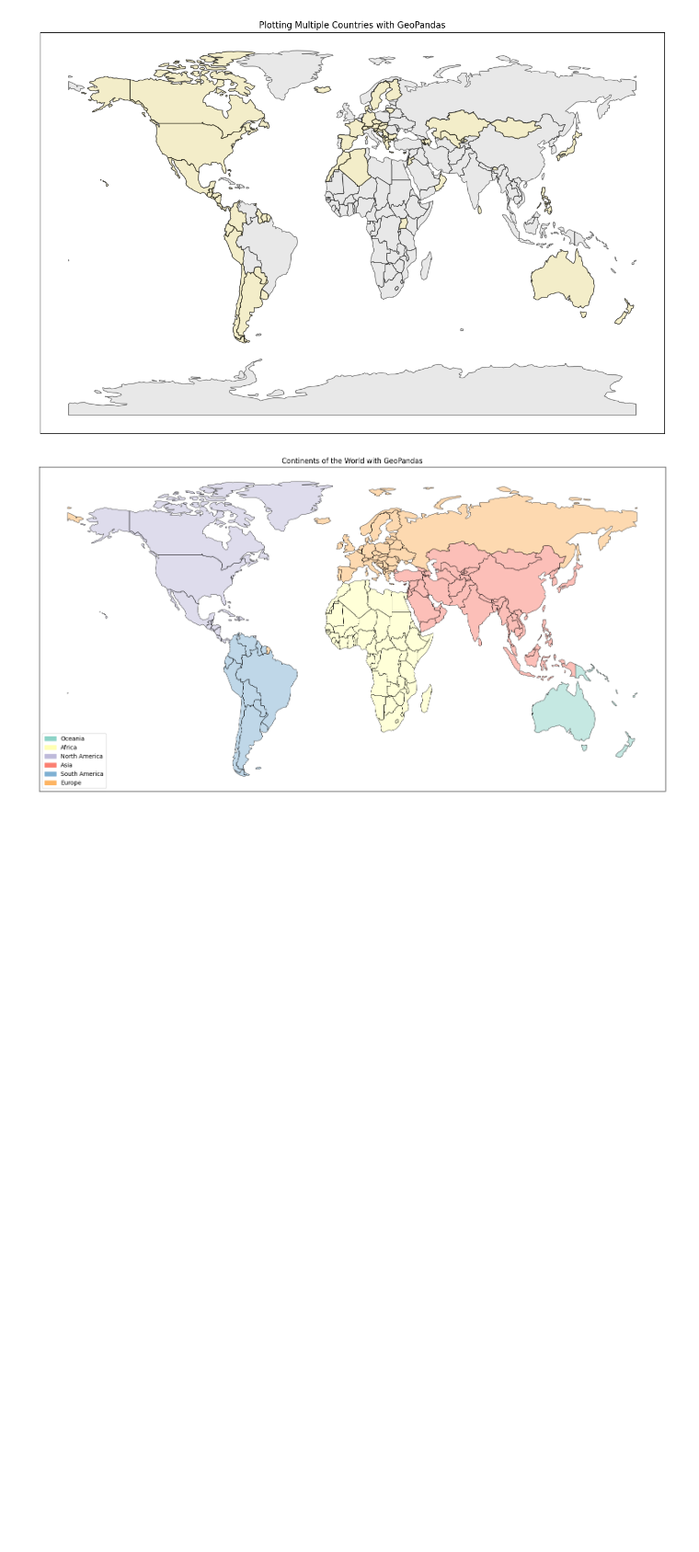
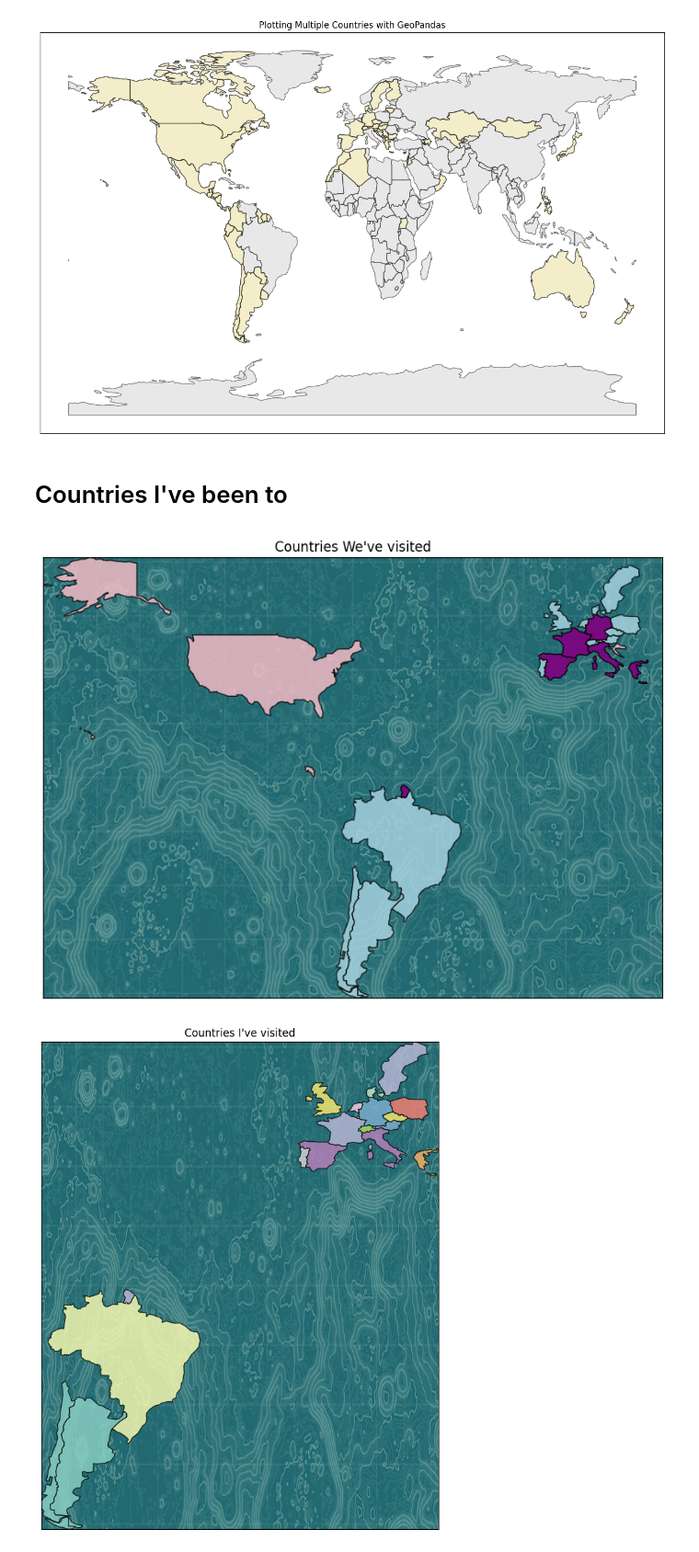
Before and after one commit to Austral-IV/map, a Jupyter notebook: main_map.ipynb, the cells around one changed output. Shown at 92% size. Cells and saved outputs as stored; diff of their text form; code cells hidden in the pictures; blank space fills up the shorter version.

Commit message:
requirements and individual country plotting

```diff
--- a/main_map.ipynb
+++ b/main_map.ipynb
@@ -156,52 +164,30 @@ Error plotting Malta: aspect must be finite and positive
 Error plotting Netherlands (Kingdom of the): aspect must be finite and positive
 Error plotting Saint Vincent and the Grenadines: aspect must be finite and positive
 [figure]
-# %%
-# initialize a final empty figure
-fig = plt.figure(figsize=(20, 10))
-ax = fig.add_subplot()
-
-# drop "Antarctica" and "Seven seas" from the dataframe (which will make our
-# world map visualization a bit prettier)
-drop_idxs = world["CONTINENT"].isin([
-    "Antarctica",
-    "Seven seas (open ocean)"
-])
-world = world.drop(world[drop_idxs].index)
-
-# start by plotting a map of the world
-world.boundary.plot(
-    ax=ax,
-    color="black",
-    linewidth=0.5
-)
-
-# grab the unique set of continents, generate a unique color for each one,
-# and initialize the list of patches
-continents = world["CONTINENT"].unique()
-colors = sns.color_palette("Set3", len(continents))
-patches = []
-
-# loop over the continent names and corresponding colors
-for (continent_name, color) in list(zip(continents, colors)):
-    # grab all countries that belong to the continent, then plot each of the
-    # continents, giving each a unique color
-    continent = world[world["CONTINENT"] == continent_name]
-    continent.plot(ax=ax, color=color, alpha=0.5)
-
-    # generate a patch for the current continent
-    patch = mpatches.Patch(label=continent_name, color=color)
-    patches.append(patch)
-
-# add the patches to the map
-ax.legend(handles=patches, loc="lower left")
-
-# turn off axis ticks
-ax.set_xticks([])
-ax.set_yticks([])
-
-# set the plot title
-plt.title("Continents of the World with GeoPandas")
-plt.show()
-# %% [output]
-[figure, removed]
+# %% [markdown]
+# Countries I've been to
+# %%
+from country_plotting import plot_countries, plot_countries_combined
+
+# define the names of the countries we want to plot
+countries_J = [
+"Chile", "Brazil",
+"Argentina", "United Kingdom",
+"Sweden", "Poland",
+"Denmark", "Netherlands",
+"Germany", "France", "Luxembourg",
+"Switzerland", "Austria", "Greece",
+"Czechia", "Italy",
+"Spain", "Portugal",
+    # "Kenya",
+    # "Australia"
+]
+countries_tg = [
+"Germany", "France", "Greece", "Croatia", "Costa Rica", "Italy", "Spain", "United States of America"
+]
+
+plot_countries_combined(countries_tg, countries_J, background=True, world=world)
+plot_countries(countries_J, background=True, world=world)
+# %% [output]
+[figure, added]
+[figure, added]
```
Also changed, not shown: parts of 2 cells of this notebook, 4 other files.
